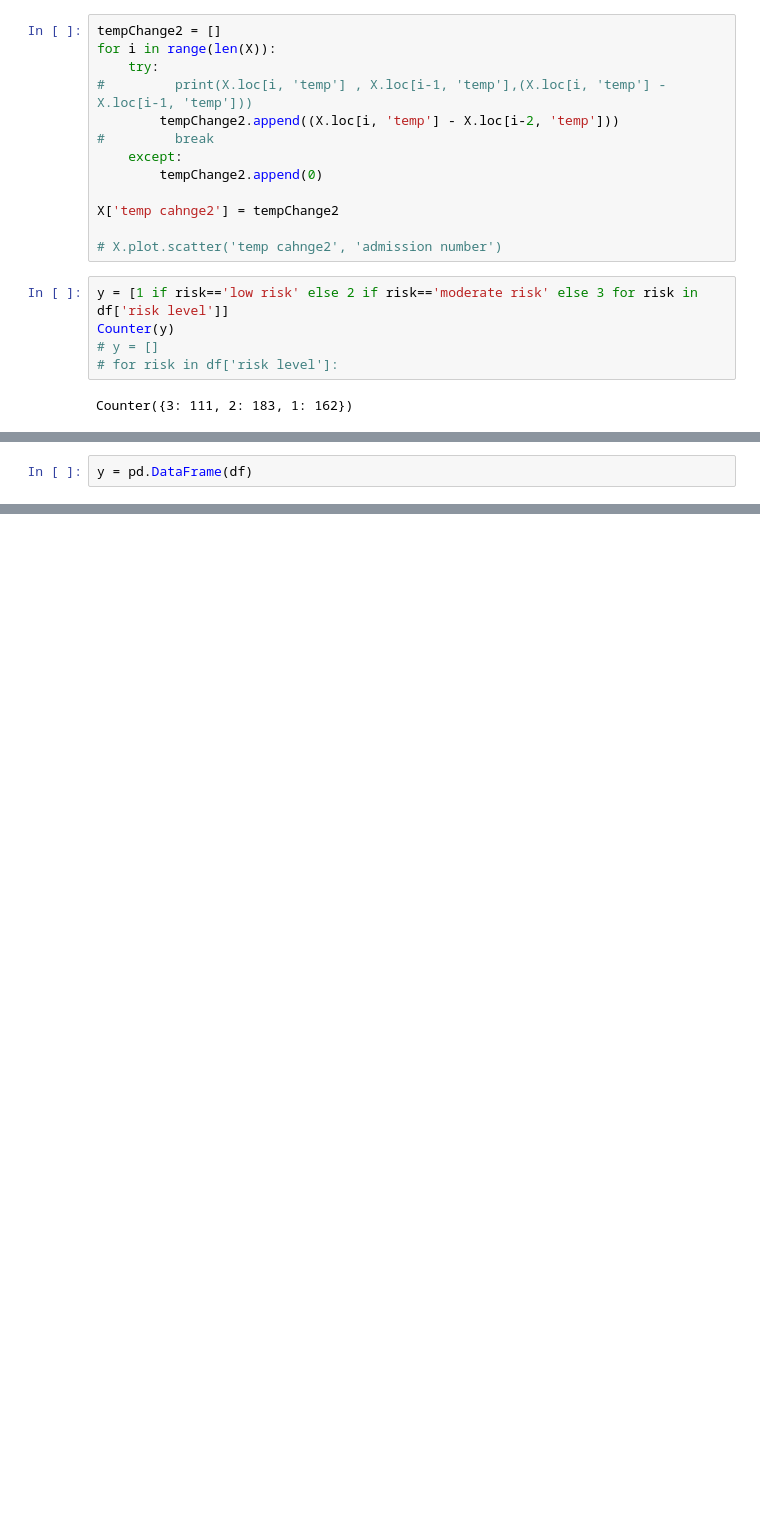
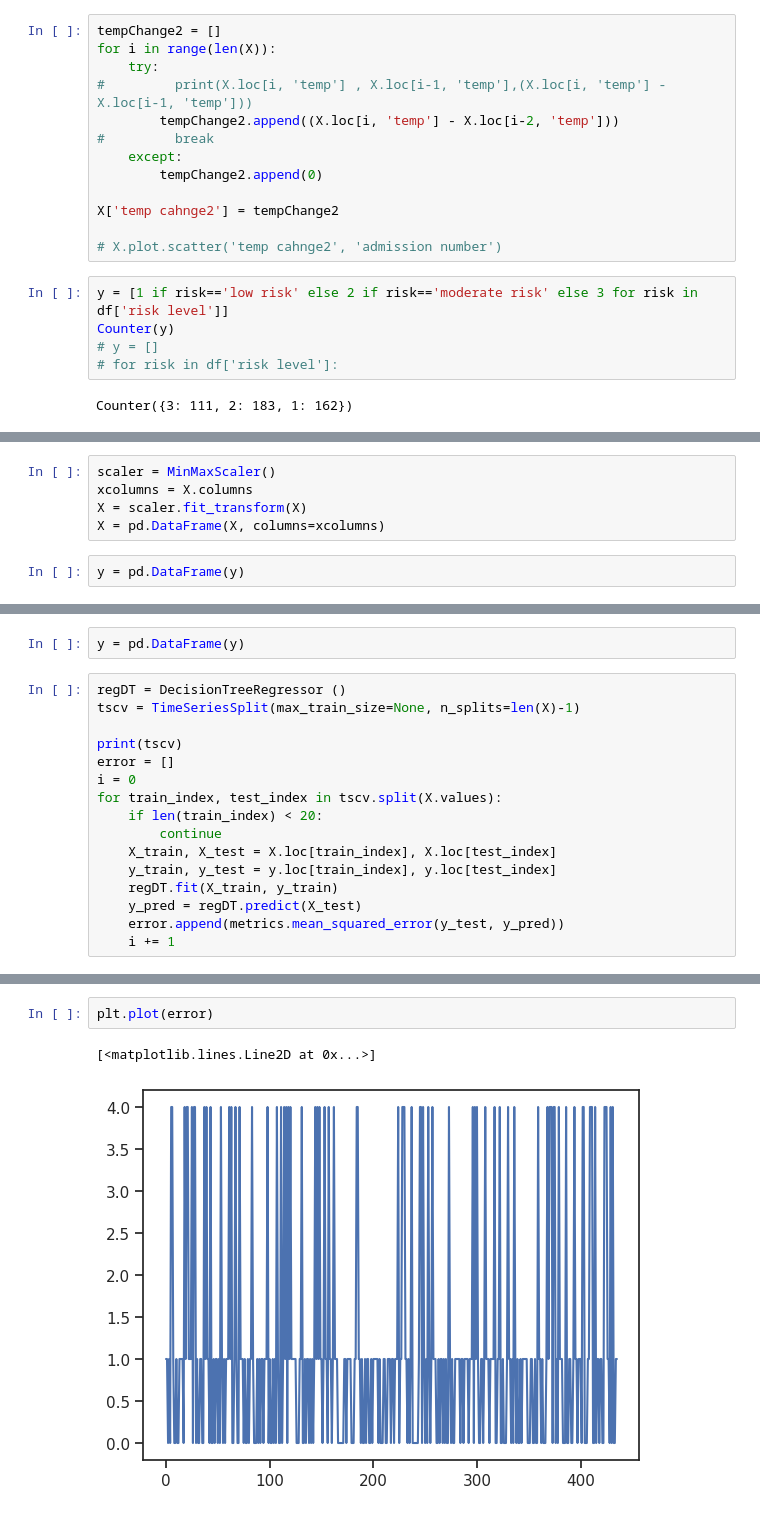
Before and after one commit to aminkhod/Asthma_Alert, a Jupyter notebook: Classification.ipynb, the cells around one changed output, grey strips where cells are left out. Saved outputs shown, nothing was run; the diff lists cells and outputs as text; blank space fills up the shorter version.

```diff
--- a/Classification.ipynb
+++ b/Classification.ipynb
@@ -167,3 +166,8 @@ array([[7, 1, 7],
+# %%
+scaler = MinMaxScaler()
+xcolumns = X.columns
+X = scaler.fit_transform(X)
+X = pd.DataFrame(X, columns=xcolumns)
 # %%
-y = pd.DataFrame(df)
+y = pd.DataFrame(y)
 # %%
@@ -199,0 +203,18 @@ weighted avg       0.35      0.35      0.35       114
+# %%
+y = pd.DataFrame(y)
+# %%
+regDT = DecisionTreeRegressor ()
+tscv = TimeSeriesSplit(max_train_size=None, n_splits=len(X)-1)
+
+print(tscv)
+error = []
+i = 0
+for train_index, test_index in tscv.split(X.values):
+    if len(train_index) < 20:
+        continue
+    X_train, X_test = X.loc[train_index], X.loc[test_index]
+    y_train, y_test = y.loc[train_index], y.loc[test_index]
+    regDT.fit(X_train, y_train)
+    y_pred = regDT.predict(X_test)
+    error.append(metrics.mean_squared_error(y_test, y_pred))
+    i += 1
@@ -199,0 +243,5 @@ weighted avg       0.35      0.35      0.35       114
+# %%
+plt.plot(error)
+# %% [output]
+[<matplotlib.lines.Line2D at 0x...>]
+[figure, added]
```
Also changed, not shown: parts of 7 cells of this notebook, 4 other files.
